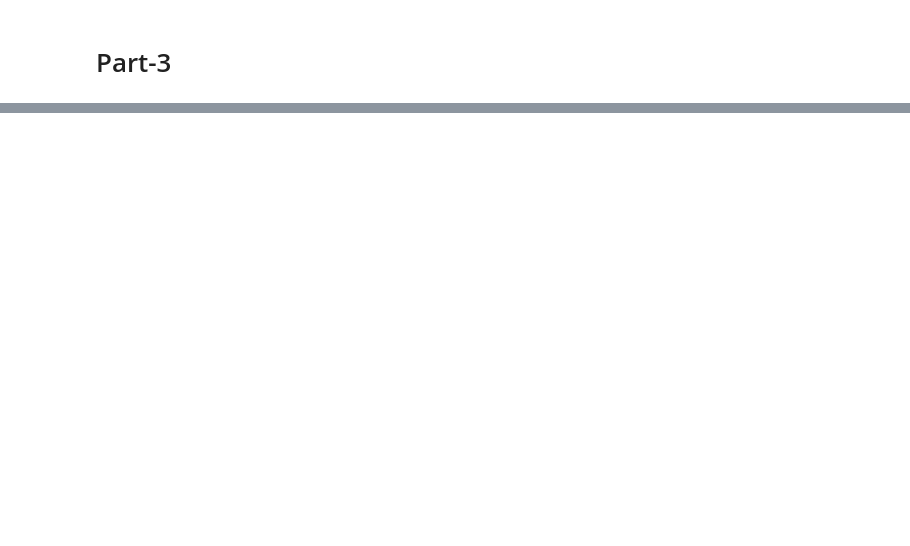
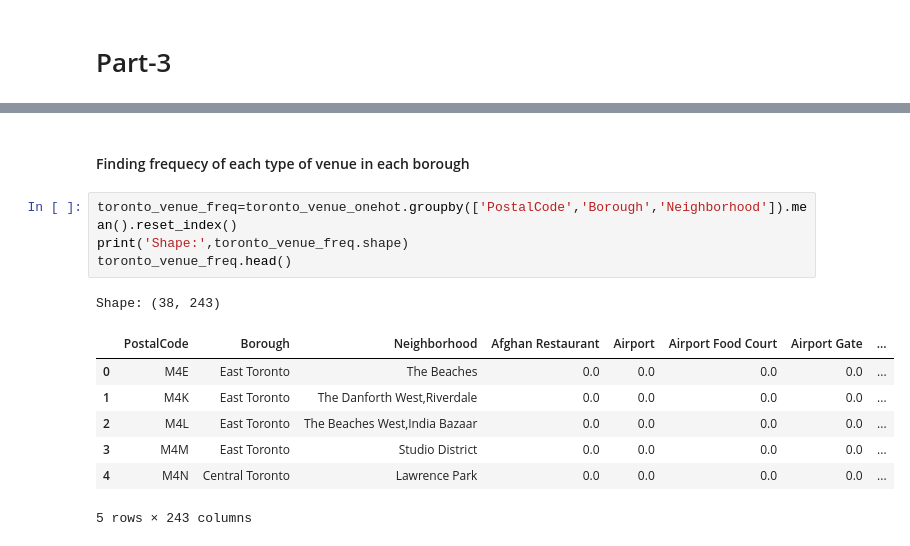
Before and after one commit to abhishek-shrm/Coursera_Capstone, a Jupyter notebook: project1-toronto.ipynb, the cells around one changed output, grey strips where cells are left out. Drawn from its saved outputs; the diff is of its cells as text; blank space fills up the shorter version.

```diff
--- a/project1-toronto.ipynb
+++ b/project1-toronto.ipynb
@@ -176,0 +367,15 @@ toronto_df_cord.head()
+# %% [markdown]
+#### Finding frequecy of each type of venue in each borough
+# %%
+toronto_venue_freq=toronto_venue_onehot.groupby(['PostalCode','Borough','Neighborhood']).mean().reset_index()
+print('Shape:',toronto_venue_freq.shape)
+toronto_venue_freq.head()
+# %% [output]
+Shape: (38, 243)
+|  | PostalCode | Borough | Neighborhood | Afghan Restaurant | Airport | Airport Food Court | Airport Gate | ... |
+| 0 | M4E | East Toronto | The Beaches | 0.0 | 0.0 | 0.0 | 0.0 | ... |
+| 1 | M4K | East Toronto | The Danforth West,Riverdale | 0.0 | 0.0 | 0.0 | 0.0 | ... |
+| 2 | M4L | East Toronto | The Beaches West,India Bazaar | 0.0 | 0.0 | 0.0 | 0.0 | ... |
+| 3 | M4M | East Toronto | Studio District | 0.0 | 0.0 | 0.0 | 0.0 | ... |
+| 4 | M4N | Central Toronto | Lawrence Park | 0.0 | 0.0 | 0.0 | 0.0 | ... |
+5 rows × 243 columns
```
Also changed, not shown: parts of 46 cells of this notebook.
